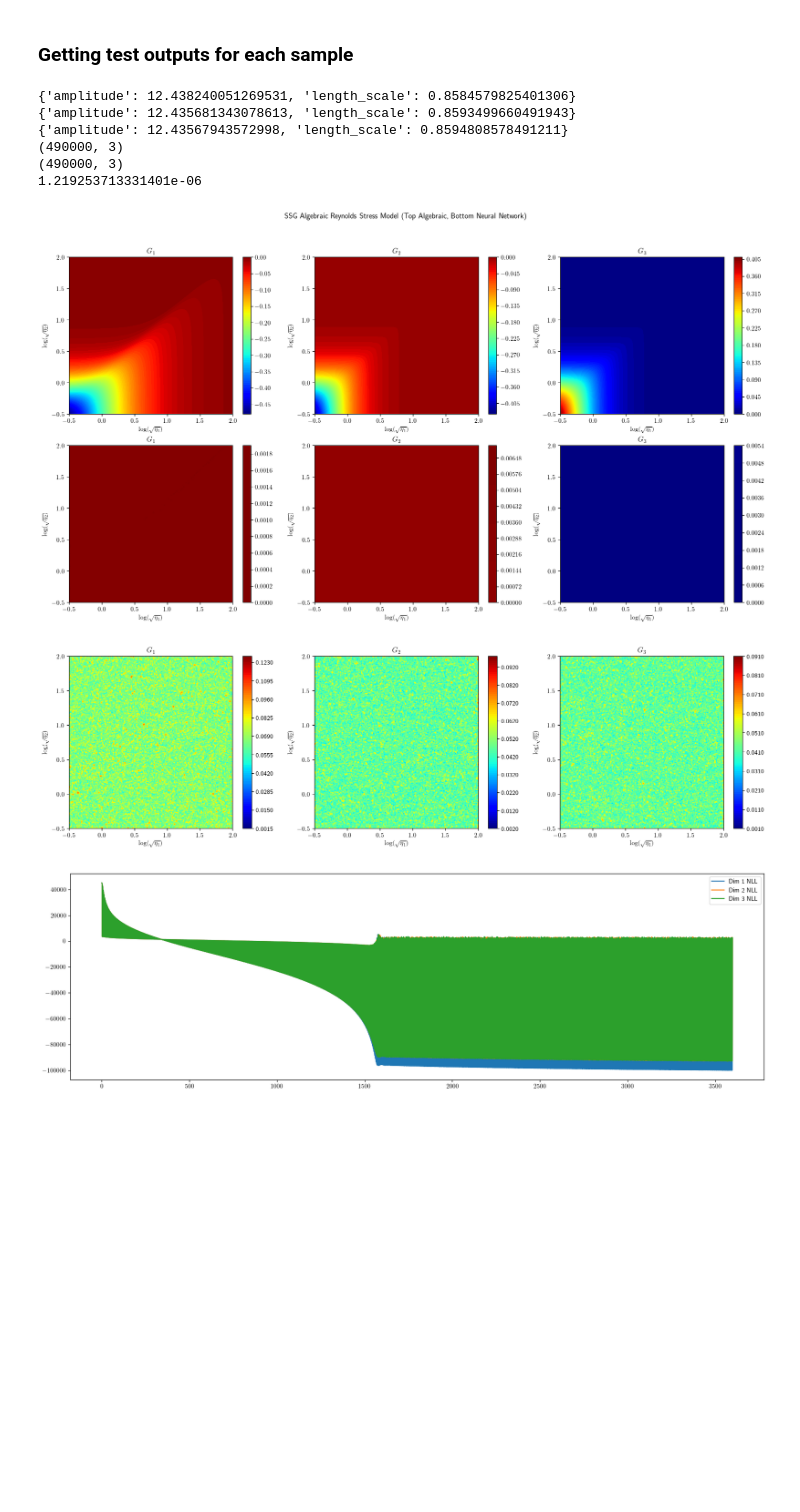
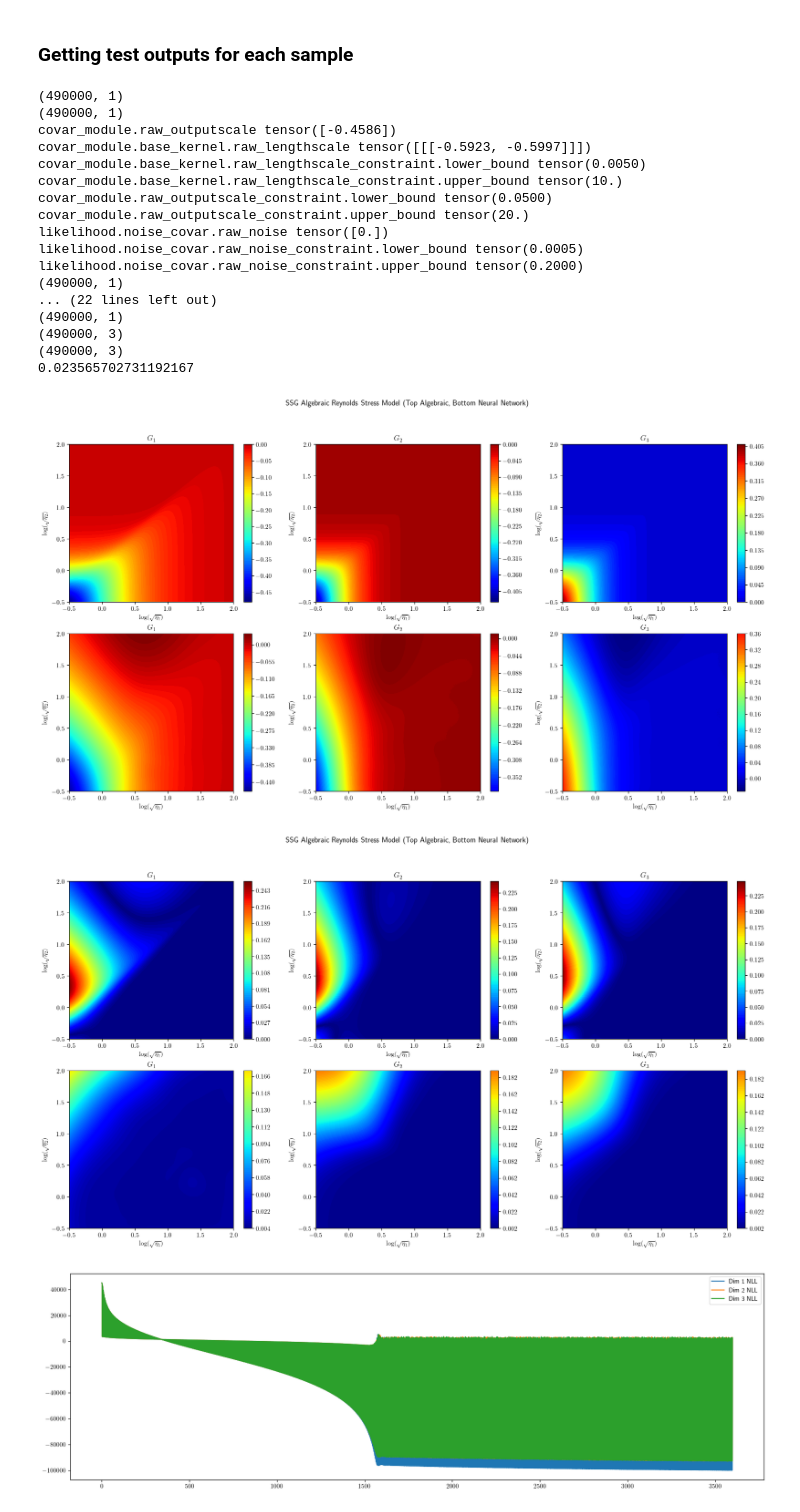
Before and after one commit to Crashprn/UncertaintyQuantification, a Jupyter notebook: Notebooks/GaussianProcess.ipynb, the cells around one changed output. Saved outputs shown, nothing was run; the diff lists cells and outputs as text; code cells hidden in the pictures; blank space fills up the shorter version.

Commit message:
Saving noise on GP, training noise on Gpytorch

```diff
--- a/Notebooks/GaussianProcess.ipynb
+++ b/Notebooks/GaussianProcess.ipynb
@@ -48,7 +51,7 @@ add_noise = False
 eta_1_range = (10**np.array([-.1, 0.0]))**2
 eta_2_range = (10**np.array([-.3, 0.0]))**2
 
-etas_train, gs_train = generate_log_data(SSG_gen, log, 2_000, shuffle=True, gen_type="add_out_noise", noise=0.001**2)
+etas_train, gs_train = generate_log_data(SSG_gen, log, 2_000, shuffle=True, gen_type="All", noise_type="out_noise", noise=0.001**2)
 
 etas_test, gs_test = generate_log_data(SSG_gen, log, 600, shuffle=True, gen_type="All")
 
@@ -98,12 +101,12 @@ for i in range(y_train.shape[1]):
         kernel = RBFKernel(length_scale=0.00001, amplitude=15.0, device=DEVICE).to(DEVICE)
         #kernel = 1.0*RBF(length_scale=.2, length_scale_bounds=(1e-3, 1e2))
 
-    gp = GaussianProcessRegressor(kernel=kernel, noise=0.1, max_iter= 0 if load else 700, batch_size=3000, device=DEVICE, lr=1e-2, delta=1e-5)
+    gp = GaussianProcessRegressor(kernel=kernel, noise=0.1, max_iter= 0 if load else 200, batch_size=3000, device=DEVICE, lr=1e-2, delta=1e-5)
     #gp = GPR(kernel=kernel, copy_X_train=False, n_restarts_optimizer=5)
 
     gp = gp.fit(x_train, y_train[:, i].unsqueeze(1))
     trained_gps.append(gp)
-    print(gp.kernel.length_scale, gp.kernel.amplitude)
+    print(gp.kernel.length_scale, gp.kernel.amplitude, gp.noise.cpu().detach().item())
 
 for gp in trained_gps:
     print(gp.kernel.length_scale, gp.kernel.amplitude)
@@ -185,13 +188,12 @@ plot_heat_map_3D(x_grid, y_grid, pred_std.T.reshape(3, dim, dim))
 # %% [markdown]
 ### Getting test outputs for each sample
 # %%
-data_dir = "../data/GP/Aleatoric/Regular/GP1/"
-save_prefix = "Regular_Alea"
+data_dir = "../data/GP/GP_Pytorch/D_LT_0_Alea/"
+save_prefix = "D_LT_0_Alea"
 #data_dir = "../data/GP/GP_Full/"
 #save_prefix = "Regular"
 
-gpytorch = False
-merge_dim = 0 if gpytorch else 1
+gpytorch = True
 
 #data_dir = "../data/GP/"
 #save_prefix = "GP_"
@@ -201,12 +203,14 @@ stds = []
 histories = []
 
 for i in range(3):
-    pred = np.load(data_dir + save_prefix + f"_Mean{i}.npy")
-    std = np.load(data_dir + save_prefix + f"_Std{i}.npy").reshape(-1, 1)
+    pred = np.load(data_dir + save_prefix + f"_Mean{i}.npy").reshape(-1,1)
+    std = np.load(data_dir + save_prefix + f"_Std{i}.npy").reshape(-1,1)
+    print(std.shape)
+    print(pred.shape)
     if gpytorch:
         kernel_dict = torch.load(data_dir + save_prefix + f"_{i}_Params.pt")
         for key in kernel_dict.keys():
-            if "covar_module" in key:
+            if "covar_module" in key or "likelihood" in key:
                 print(key, kernel_dict[key])
     else:
         kernel_dict = pickle.load(open(data_dir + save_prefix + f"_{i}_KernelParams.pkl", "rb"))
@@ -216,44 +220,58 @@ for i in range(3):
     preds.append(pred)
     stds.append(std)
 
-preds = np.concatenate(preds, axis=merge_dim)
+print(preds[0].shape)
+print(stds[0].shape)
+
+preds = np.concatenate(preds, axis=1)
 stds = np.concatenate(stds, axis=1)
 
 print(preds.shape)
 print(stds.shape)
 
 np.savetxt(data_dir + save_prefix + "_Pred_Mean.csv", preds, delimiter=",")
 np.savetxt(data_dir + save_prefix + "_Pred_Std.csv", stds, delimiter=",")
 
 dim = 700
 x_grid, y_grid = np.meshgrid(np.linspace(*log, dim),np.linspace(*log, dim))
 eta1 = (10**x_grid.flatten())**2
 eta2 = (10**y_grid.flatten())**2
 
 gen = TurbulenceClosureDataGenerator(model="SSG", type='torch')
 etas, G_s = gen(eta1, eta2)
 
 if gpytorch:
-    print(np.mean(np.abs(G_s.T - preds)))
+    print(np.mean(np.abs(G_s - preds)))
 
-    plot_heat_map_compare(x_grid, y_grid, G_s.T.reshape(3, dim, dim), preds.reshape(3, dim, dim))
+    plot_heat_map_compare(x_grid, y_grid, G_s.T.reshape(3, dim, dim), preds.T.reshape(3, dim, dim))
 
-    plot_heat_map_compare(x_grid, y_grid, np.abs(preds.reshape(3, dim, dim) - G_s.T.reshape(3, dim, dim)), stds.T.reshape(3, dim, dim))
+    plot_heat_map_compare(x_grid, y_grid, np.abs(preds.T.reshape(3, dim, dim) - G_s.T.reshape(3, dim, dim)), stds.T.reshape(3, dim, dim))
 else:
     print(np.mean(np.abs(G_s - preds)))
 
     plot_heat_map_compare(x_grid, y_grid, G_s.T.reshape(3, dim, dim), np.abs(preds.T.reshape(3, dim, dim) - G_s.T.reshape(3, dim, dim)))
 
     plot_heat_map_3D(x_grid, y_grid, stds.T.reshape(3, dim, dim))
 # %% [output]
-{'amplitude': 12.438240051269531, 'length_scale': 0.8584579825401306}
-{'amplitude': 12.435681343078613, 'length_scale': 0.8593499660491943}
-{'amplitude': 12.43567943572998, 'length_scale': 0.8594808578491211}
+(490000, 1)
+(490000, 1)
+covar_module.raw_outputscale tensor([-0.4586])
+covar_module.base_kernel.raw_lengthscale tensor([[[-0.5923, -0.5997]]])
+covar_module.base_kernel.raw_lengthscale_constraint.lower_bound tensor(0.0050)
+covar_module.base_kernel.raw_lengthscale_constraint.upper_bound tensor(10.)
+covar_module.raw_outputscale_constraint.lower_bound tensor(0.0500)
+covar_module.raw_outputscale_constraint.upper_bound tensor(20.)
+likelihood.noise_covar.raw_noise tensor([0.])
+likelihood.noise_covar.raw_noise_constraint.lower_bound tensor(0.0005)
+likelihood.noise_covar.raw_noise_constraint.upper_bound tensor(0.2000)
+(490000, 1)
+... (22 lines left out)
+(490000, 1)
 (490000, 3)
 (490000, 3)
-1.219253713331401e-06
+0.023565702731192167
-[figure, old version]
+[figure, new version]
-[figure, old version]
+[figure, new version]
 # %%
 plt_1 = plt.figure(figsize=(20, 6))
 plt.plot(np.arange(len(histories[0])), histories[0], label="Dim 1 NLL")
```
Also changed, not shown: parts of 3 cells of this notebook, 5 other files.
